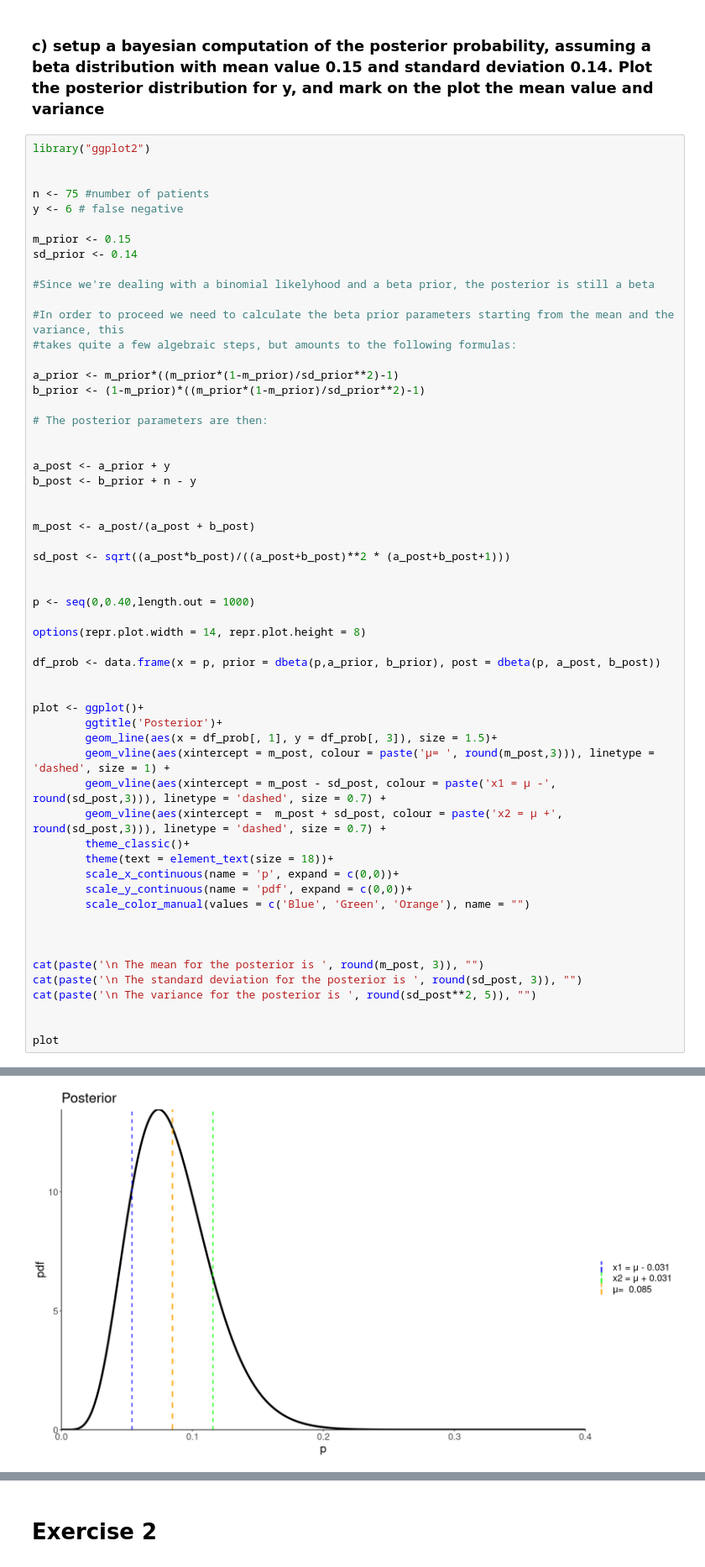
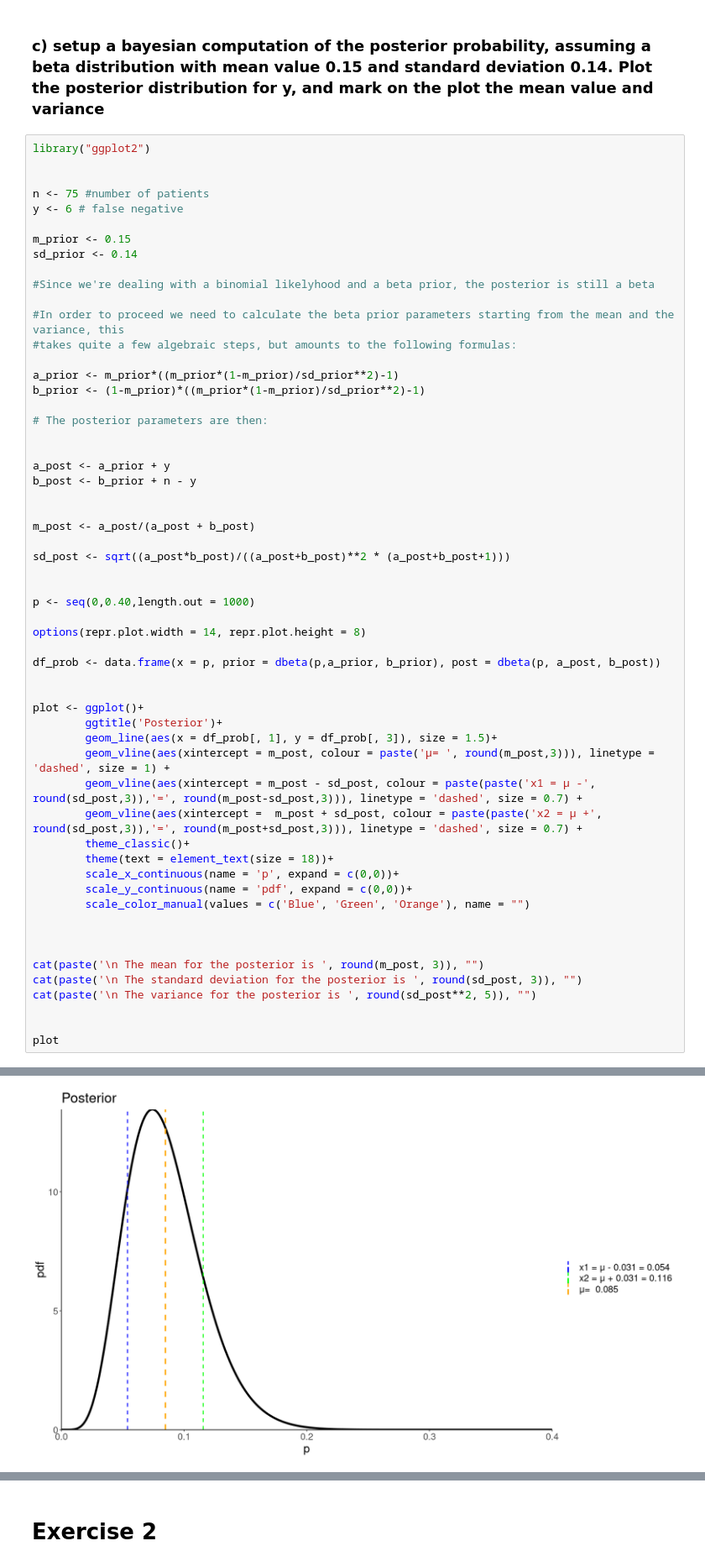
Before and after one commit to AleCapoPhys/AdvancedStatisticsForPhysicsAnalysis, a Jupyter notebook: 06_AdvStatPhys_Capodaglio.ipynb, the cells around one changed output, grey strips where cells are left out. Shown at 84% size. Drawn from its saved outputs; the diff is of its cells as text.

```diff
--- a/06_AdvStatPhys_Capodaglio.ipynb
+++ b/06_AdvStatPhys_Capodaglio.ipynb
@@ -48,36 +48,36 @@ sd_post <- sqrt((a_post*b_post)/((a_post+b_post)**2 * (a_post+b_post+1)))
 
 p <- seq(0,0.40,length.out = 1000)
 
 options(repr.plot.width = 14, repr.plot.height = 8)
 
 df_prob <- data.frame(x = p, prior = dbeta(p,a_prior, b_prior), post = dbeta(p, a_post, b_post))
 
 
 plot <- ggplot()+
         ggtitle('Posterior')+
         geom_line(aes(x = df_prob[, 1], y = df_prob[, 3]), size = 1.5)+
         geom_vline(aes(xintercept = m_post, colour = paste('μ= ', round(m_post,3))), linetype = 'dashed', size = 1) +
-        geom_vline(aes(xintercept = m_post - sd_post, colour = paste('x1 = μ -', round(sd_post,3))), linetype = 'dashed', size = 0.7) +
-        geom_vline(aes(xintercept =  m_post + sd_post, colour = paste('x2 = μ +', round(sd_post,3))), linetype = 'dashed', size = 0.7) +
+        geom_vline(aes(xintercept = m_post - sd_post, colour = paste(paste('x1 = μ -', round(sd_post,3)),'=', round(m_post-sd_post,3))), linetype = 'dashed', size = 0.7) +
+        geom_vline(aes(xintercept =  m_post + sd_post, colour = paste(paste('x2 = μ +', round(sd_post,3)),'=', round(m_post+sd_post,3))), linetype = 'dashed', size = 0.7) +
         theme_classic()+
         theme(text = element_text(size = 18))+
         scale_x_continuous(name = 'p', expand = c(0,0))+
         scale_y_continuous(name = 'pdf', expand = c(0,0))+
         scale_color_manual(values = c('Blue', 'Green', 'Orange'), name = "")
 
 
 
 cat(paste('\n The mean for the posterior is ', round(m_post, 3)), "")
 cat(paste('\n The standard deviation for the posterior is ', round(sd_post, 3)), "")
 cat(paste('\n The variance for the posterior is ', round(sd_post**2, 5)), "")
 
 
 plot
 # %% [output]
  The mean for the posterior is  0.085
  The standard deviation for the posterior is  0.031
  The variance for the posterior is  0.00095
-[figure, old version]
+[figure, new version]
 # %% [markdown]
 ### d) Perform a test of hypothesis assuming that if the probability of failing to the detect the desease in ill patients is greater or equal than 15%, the new test is no better that the traditional method. Test the sample at a 5% level of significance in the Bayesian way.
 ### &
```
Also changed, not shown: parts of 11 cells of this notebook, 4 other files.
